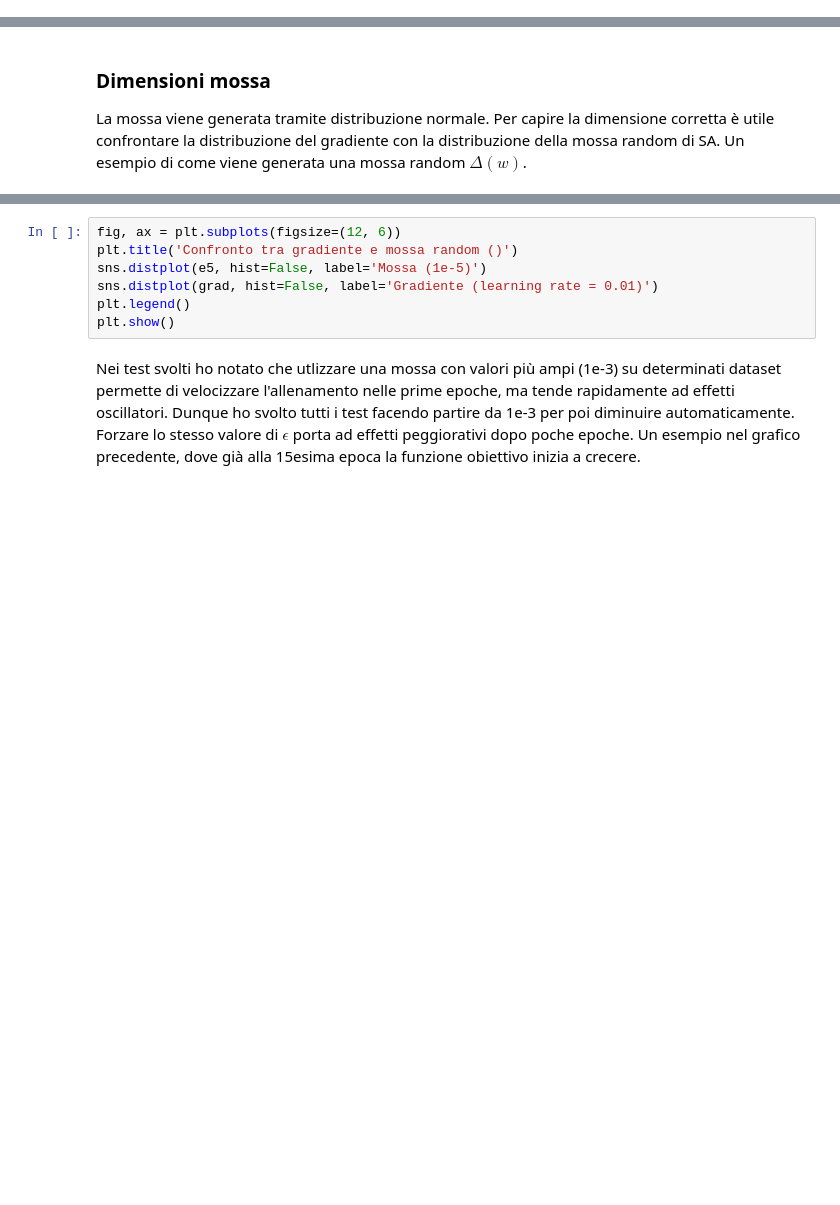
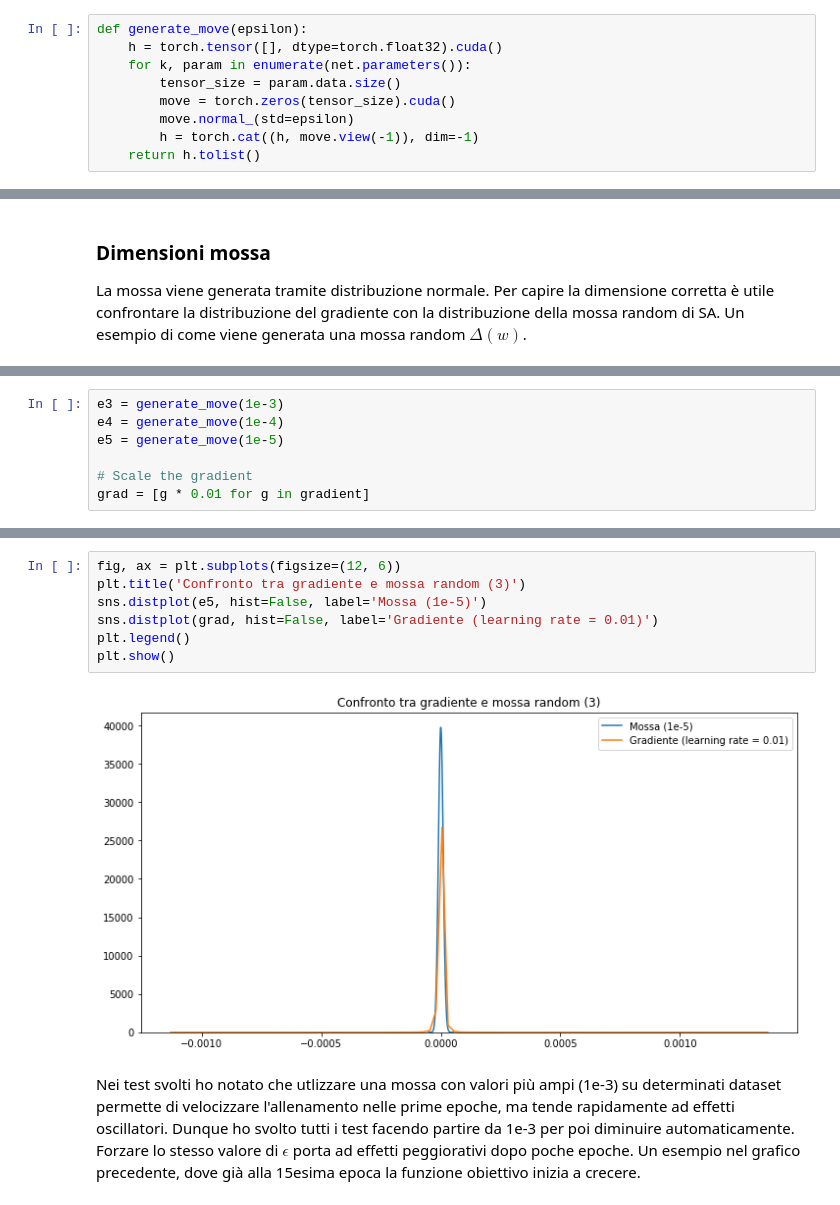
Before and after one commit to strin-matey/thesis, a Jupyter notebook: notebooks/sa/SimulatedAnnealingFinal.ipynb, the cells around one changed output, grey strips where cells are left out. Saved outputs shown, nothing was run; the diff lists cells and outputs as text; blank space fills up the shorter version.

Commit message:
Histograms updated

```diff
--- a/notebooks/sa/SimulatedAnnealingFinal.ipynb
+++ b/notebooks/sa/SimulatedAnnealingFinal.ipynb
@@ -41,6 +41,15 @@ def read_folder(folder):
         filename_filtered = ''.join(filename.split("/")[-1].split(".")[0:-1])
         results.update({filename_filtered: np.load(filename)})
     return results
+# %%
+def generate_move(epsilon):
+    h = torch.tensor([], dtype=torch.float32).cuda()
+    for k, param in enumerate(net.parameters()):
+        tensor_size = param.data.size()
+        move = torch.zeros(tensor_size).cuda()
+        move.normal_(std=epsilon)
+        h = torch.cat((h, move.view(-1)), dim=-1)
+    return h.tolist()
 # %% [markdown]
 Come descritto nella mail iniziale ad ogni iterazione vengono valutate entrambe le possibile mosse $ w \pm \epsilon \Delta(w) $. Se una delle due mosse decresce la funzione obiettivo, viene accettata la migliore, altrimenti si utilizza la formula di Simulated Annealing per decidere se accettare o meno. L'implementazione finale è qui presentata.
 
@@ -170,3 +152,10 @@ grad = [g * 0.01 for g in gradient]
+# %%
+e3 = generate_move(1e-3)
+e4 = generate_move(1e-4)
+e5 = generate_move(1e-5)
+
+# Scale the gradient
+grad = [g * 0.01 for g in gradient]
 # %%
 fig, ax = plt.subplots(figsize=(12, 6))
 plt.title('Confronto tra gradiente e mossa random (1)')
@@ -184,10 +177,12 @@ plt.show()
 # %%
 fig, ax = plt.subplots(figsize=(12, 6))
-plt.title('Confronto tra gradiente e mossa random ()')
+plt.title('Confronto tra gradiente e mossa random (3)')
 sns.distplot(e5, hist=False, label='Mossa (1e-5)')
 sns.distplot(grad, hist=False, label='Gradiente (learning rate = 0.01)')
 plt.legend()
 plt.show()
+# %% [output]
+[figure, added]
 # %% [markdown]
 Nei test svolti ho notato che utlizzare una mossa con valori più ampi (1e-3) su determinati dataset permette di velocizzare l'allenamento nelle prime epoche, ma tende rapidamente ad effetti oscillatori. Dunque ho svolto tutti i test facendo partire da 1e-3 per poi diminuire automaticamente.
 Forzare lo stesso valore di $\epsilon$ porta ad effetti peggiorativi dopo poche epoche. Un esempio nel grafico precedente, dove già alla 15esima epoca la funzione obiettivo inizia a crecere.
```
Also changed, not shown: parts of 4 cells of this notebook.
